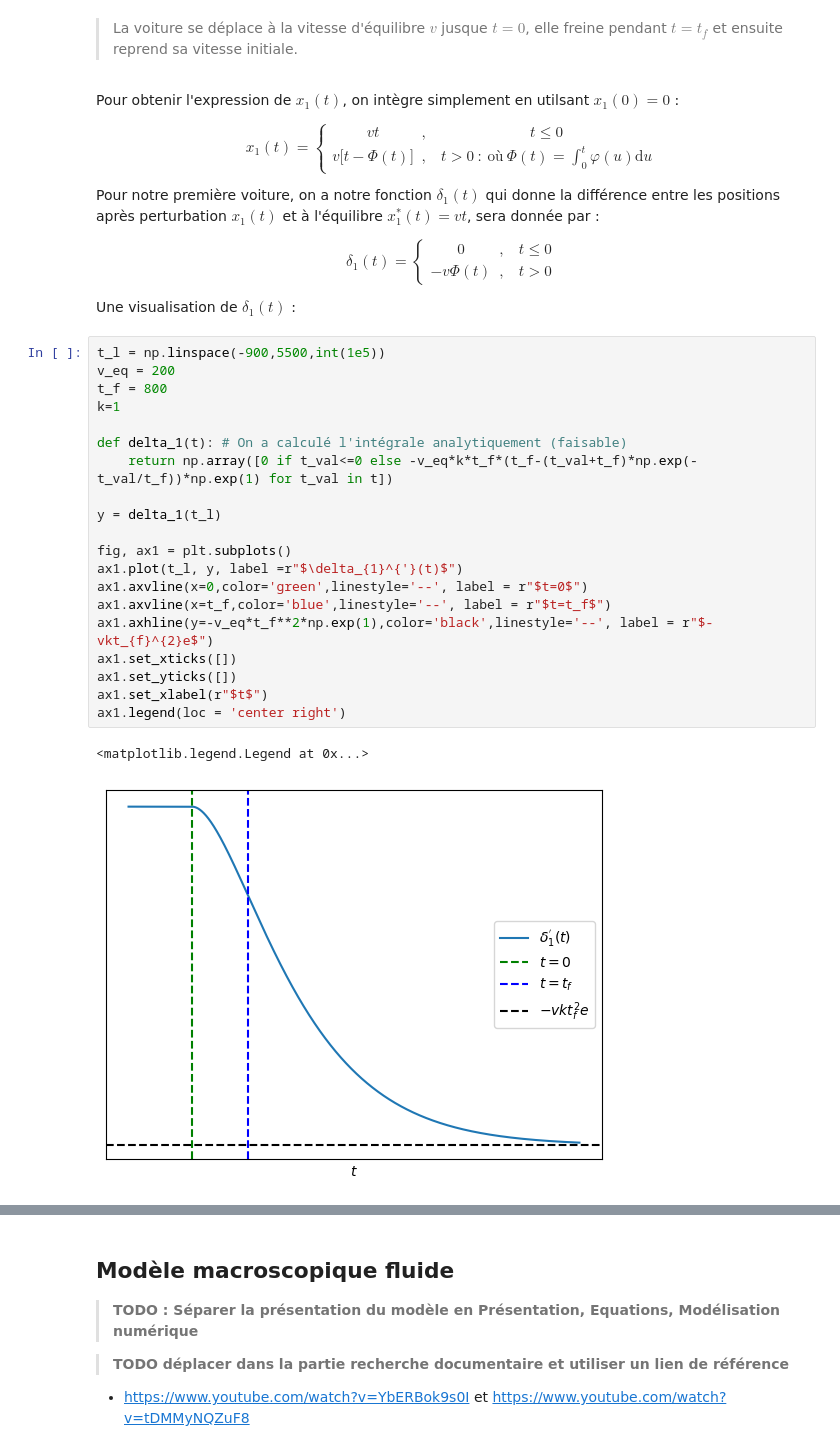
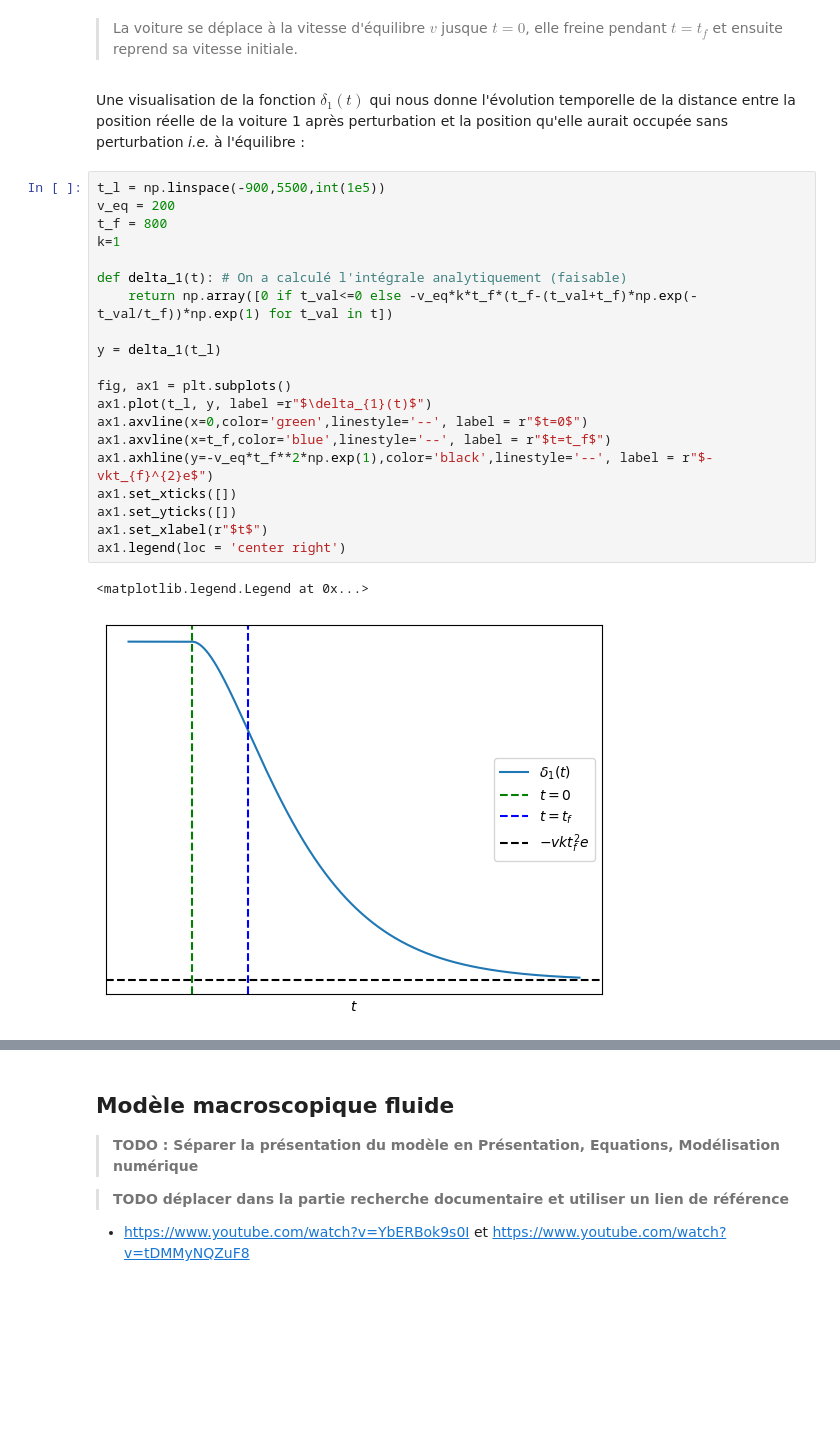
Before and after one commit to ThibautLavenant/phyMod_miniproject, a Jupyter notebook: MiniProject.ipynb, the cells around one changed output, grey strips where cells are left out. Drawn from its saved outputs; the diff is of its cells as text; blank space fills up the shorter version.

```diff
--- a/MiniProject.ipynb
+++ b/MiniProject.ipynb
@@ -263,47 +304,29 @@ Text(-0.1, 0.95, '$v$')
 [figure]
 # %% [markdown]
 > La voiture se déplace à la vitesse d'équilibre $v$ jusque $t=0$, elle freine pendant $t=t_f$ et ensuite reprend sa vitesse initiale.
-# %% [markdown]
-Pour obtenir l'expression de $x_1(t)$, on intègre simplement en utilsant $x_1(0)=0$ :
-
-$$
-x_{1}(t) = \left\{ \begin{array}{cl}
-vt &, & \ t \leq 0 \\
-v \big[t-\Phi(t)\big] &, & \ t \gt 0 \ : \ \text{où} \ \Phi(t) = \int_{0}^{t} \varphi(u)\mathrm{d}u
-\end{array} \right.
-$$
-
-Pour notre première voiture, on a notre fonction $\delta_1(t)$ qui donne la différence entre les positions après perturbation $x_1(t)$ et à l'équilibre $x_{1}^{*}(t) = vt$, sera donnée par :
-
-$$
-\delta_1(t) = \left\{ \begin{array}{cl}
-0 &, & \ t \leq 0 \\
--v \Phi(t) &, & \ t \gt 0
-\end{array} \right.
-$$
-
-Une visualisation de $\delta_{1}(t)$ :
+# %% [markdown]
+Une visualisation de la fonction $\delta_{1}(t)$ qui nous donne l'évolution temporelle de la distance entre la position réelle de la voiture 1 après perturbation et la position qu'elle aurait occupée sans perturbation *i.e.* à l'équilibre :
 # %%
 t_l = np.linspace(-900,5500,int(1e5))
 v_eq = 200
 t_f = 800
 k=1
 
 def delta_1(t): # On a calculé l'intégrale analytiquement (faisable)
     return np.array([0 if t_val<=0 else -v_eq*k*t_f*(t_f-(t_val+t_f)*np.exp(-t_val/t_f))*np.exp(1) for t_val in t])
 
 y = delta_1(t_l)
 
 fig, ax1 = plt.subplots()
-ax1.plot(t_l, y, label =r"$\delta_{1}^{'}(t)$")
+ax1.plot(t_l, y, label =r"$\delta_{1}(t)$")
 ax1.axvline(x=0,color='green',linestyle='--', label = r"$t=0$")
 ax1.axvline(x=t_f,color='blue',linestyle='--', label = r"$t=t_f$")
 ax1.axhline(y=-v_eq*t_f**2*np.exp(1),color='black',linestyle='--', label = r"$-vkt_{f}^{2}e$")
 ax1.set_xticks([])
 ax1.set_yticks([])
 ax1.set_xlabel(r"$t$")
 ax1.legend(loc = 'center right')
 # %% [output]
 <matplotlib.legend.Legend at 0x...>
-[figure, old version]
+[figure, new version]
 # %% [markdown]
```
Also changed, not shown: parts of 10 cells of this notebook, 1 other file.
